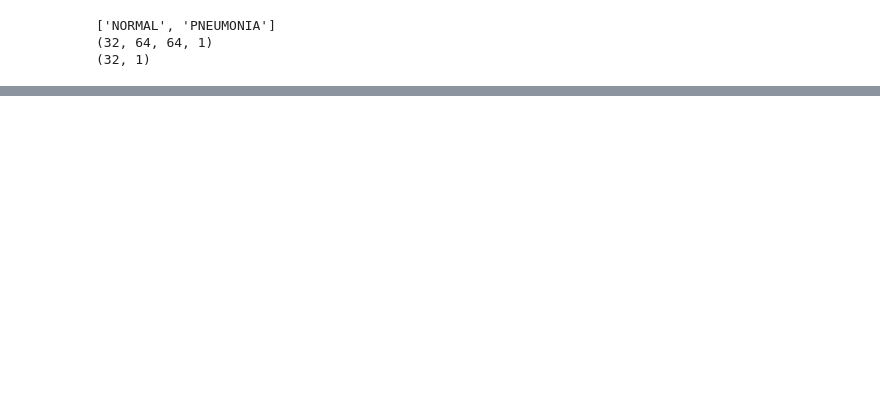
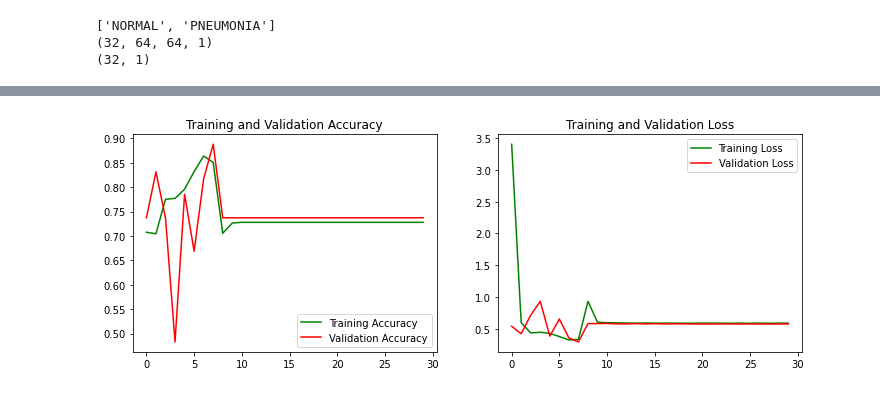
Before and after one commit to kjspring/Pneumonia-detection-using-CNN, a Jupyter notebook: notebook.ipynb, the cells around one changed output, grey strips where cells are left out. Cells and saved outputs as stored; diff of their text form; code cells hidden in the pictures; blank space fills up the shorter version.

```diff
--- a/notebook.ipynb
+++ b/notebook.ipynb
@@ -495,7 +456,10 @@ plot_fun(model3_fit, epochs)
 # in the validation set.
 # In the next model I will augment the data by rotating, flipping, and zooming on the images
 # %%
-# Model 4: Data augmentation
+# Model 4: Data augmentationl
+
+learning_rate = 0.0005
+
 from keras import layers
 
 data_augmentation = Sequential(
@@ -509,15 +473,16 @@ from keras.layers import Dropout
 
 inputs = keras.Input(shape=(img_height, img_width, grayscale))
 x = data_augmentation(inputs)
-#x = Dropout(0.1)(x)
 x = Rescaling(1./255)(x)
 x = Conv2D(filters=32, kernel_size=3, activation='relu', padding='same')(x)
 x = MaxPooling2D(pool_size=2)(x)
 x = Conv2D(filters=64, kernel_size=3, activation='relu', padding='same')(x)
 x = MaxPooling2D(pool_size=2)(x)
 x = Conv2D(filters=128, kernel_size=3, activation='relu', padding='same')(x)
+x = MaxPooling2D(pool_size=2)(x)
+x = Dense(128, activation='relu')(x)
 x = Flatten()(x)
-x = Dropout(0.2)(x)
+x = Dropout(0.5)(x)
 outputs = Dense(1, activation='sigmoid')(x)
 model4 = keras.Model(inputs=inputs, outputs=outputs)
 
@@ -534,17 +499,8 @@ model4.summary()
 # Save only the best model
 callbacks = [
     keras.callbacks.ModelCheckpoint(
-        filepath='model4.keras',
+        filepath='models/keras/model4.keras',
         save_best_only=True,
         monitor='val_loss')
 ]
-
-# Fit model
-epochs=20
-batch_size = 8
-model4_fit = model4.fit(train_ds,
-                        steps_per_epoch=len(train_ds),
-                         epochs=epochs,
-                         validation_data = val_ds,
-                         batch_size=batch_size)
 # %% [output]
@@ -579,6 +559,6 @@ from keras.applications import VGG19
 
 conv_base = VGG19(weights='imagenet',
                  include_top=False,
-                 input_shape=(img_height, img_width, rgb))
+                 input_shape=(img_height, img_width, 3))
 
 conv_base.summary()
@@ -592,7 +590,7 @@ x = Conv2D(3,(3,3), padding='same')(x)
 x = keras.applications.vgg19.preprocess_input(x)
 x = conv_base(x)
 x = Flatten()(x)
-x = Dense(256)(x)
+x = Dense(128)(x)
 x = Dropout(0.5)(x)
 outputs = layers.Dense(1, activation='sigmoid')(x)
 model5 = keras.Model(inputs, outputs)
@@ -604,12 +602,7 @@ model5.compile(loss='binary_crossentropy',
 
 callbacks = [
     keras.callbacks.ModelCheckpoint(
-        filepath='feature_extraction_with_data_augmentation.keras',
+        filepath='models/keras/m5_feature_extraction_with_data_augmentation.keras',
         save_best_only=True,
         monitor='val_loss')
 ]
-
-model5_fit = model5.fit(train_ds,
-                         epochs=epochs,
-                         validation_data = val_ds,
-                         batch_size=batch_size)
@@ -617,0 +609,8 @@ plot_fun(model5_fit, epochs)
+# %%
+model5_fit = model5.fit(train_ds,
+                         epochs=epochs,
+                         validation_data = val_ds,
+                         batch_size=batch_size,
+                         callback=callbacks)
+plot_fun(model5_fit, epochs)
+# %% [output]
@@ -618,3 +634,4 @@ plot_fun(model5_fit, epochs)
+[figure, added]
 # %%
 # Analyze models on test data
 
```
Also changed, not shown: parts of 36 cells of this notebook, 6 other files.
